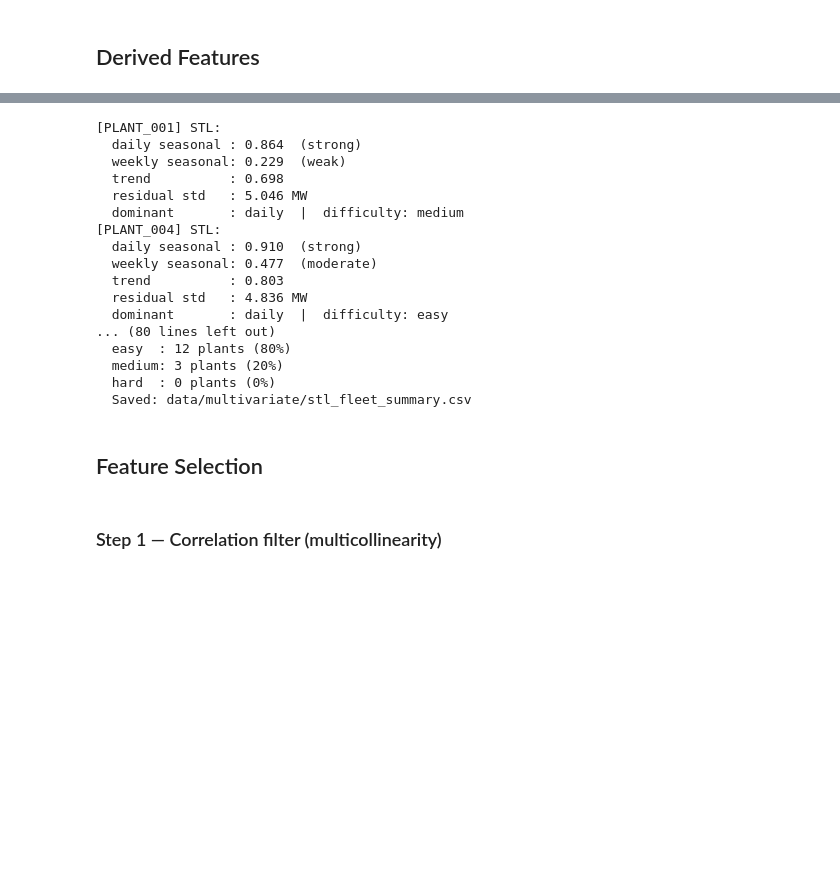
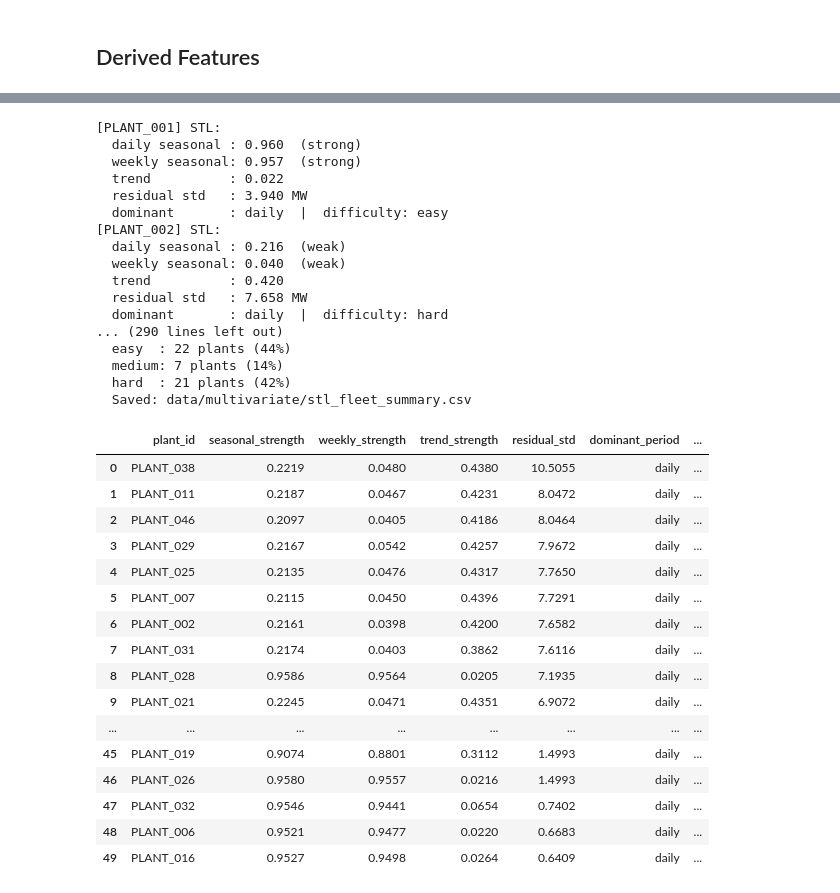
Before and after one commit to Shuchismita2000/Pravaah, a Jupyter notebook: notebook.ipynb, the cells around one changed output, grey strips where cells are left out. Cells and saved outputs as stored; diff of their text form; code cells hidden in the pictures; blank space fills up the shorter version.

```diff
--- a/notebook.ipynb
+++ b/notebook.ipynb
@@ -444,7 +446,7 @@ merged_df = merged_df.merge(weather_historical, on=['plant_name', 'timestamp'],
 
 historical_df = merged_df.drop(columns=[ 'plant_name',
     'latitude', 'longitude', 'commission_date', 'region', 'state',
-    'developer', 'offtaker'
+    'developer', 'offtaker','status',
 ])
 
 historical_df.columns
@@ -701,26 +717,42 @@ ValueError: [Validate] forecast_df missing required columns: {'generation'}
 # %%
-# STL only (before training)
-from src.multivariate import run_decomposition_only
-stl = run_decomposition_only(historical_df_solar)
+stl_summary = run_decomposition_only(
+    historical_df=historical_df,
+    output_csv="data/multivariate/stl_fleet_summary.csv",
+)
+
+stl_summary
 # %% [output]
 [PLANT_001] STL:
-  daily seasonal : 0.864  (strong)
-  weekly seasonal: 0.229  (weak)
-  trend          : 0.698
-  residual std   : 5.046 MW
-  dominant       : daily  |  difficulty: medium
-[PLANT_004] STL:
-  daily seasonal : 0.910  (strong)
-  weekly seasonal: 0.477  (moderate)
-  trend          : 0.803
-  residual std   : 4.836 MW
+  daily seasonal : 0.960  (strong)
+  weekly seasonal: 0.957  (strong)
+  trend          : 0.022
+  residual std   : 3.940 MW
   dominant       : daily  |  difficulty: easy
-... (80 lines left out)
-  easy  : 12 plants (80%)
-  medium: 3 plants (20%)
-  hard  : 0 plants (0%)
+[PLANT_002] STL:
+  daily seasonal : 0.216  (weak)
+  weekly seasonal: 0.040  (weak)
+  trend          : 0.420
+  residual std   : 7.658 MW
+  dominant       : daily  |  difficulty: hard
+... (290 lines left out)
+  easy  : 22 plants (44%)
+  medium: 7 plants (14%)
+  hard  : 21 plants (42%)
   Saved: data/multivariate/stl_fleet_summary.csv
+|  | plant_id | seasonal_strength | weekly_strength | trend_strength | residual_std | dominant_period | ... |
+| 0 | PLANT_038 | 0.2219 | 0.0480 | 0.4380 | 10.5055 | daily | ... |
+| 1 | PLANT_011 | 0.2187 | 0.0467 | 0.4231 | 8.0472 | daily | ... |
+| 2 | PLANT_046 | 0.2097 | 0.0405 | 0.4186 | 8.0464 | daily | ... |
+| 3 | PLANT_029 | 0.2167 | 0.0542 | 0.4257 | 7.9672 | daily | ... |
+| 4 | PLANT_025 | 0.2135 | 0.0476 | 0.4317 | 7.7650 | daily | ... |
+| 5 | PLANT_007 | 0.2115 | 0.0450 | 0.4396 | 7.7291 | daily | ... |
+| 6 | PLANT_002 | 0.2161 | 0.0398 | 0.4200 | 7.6582 | daily | ... |
+| 7 | PLANT_031 | 0.2174 | 0.0403 | 0.3862 | 7.6116 | daily | ... |
+| 8 | PLANT_028 | 0.9586 | 0.9564 | 0.0205 | 7.1935 | daily | ... |
+| 9 | PLANT_021 | 0.2245 | 0.0471 | 0.4351 | 6.9072 | daily | ... |
+| ... | ... | ... | ... | ... | ... | ... | ... |
+| 45 | PLANT_019 | 0.9074 | 0.8801 | 0.3112 | 1.4993 | daily | ... |
+| 46 | PLANT_026 | 0.9580 | 0.9557 | 0.0216 | 1.4993 | daily | ... |
+| 47 | PLANT_032 | 0.9546 | 0.9441 | 0.0654 | 0.7402 | daily | ... |
+| 48 | PLANT_006 | 0.9521 | 0.9477 | 0.0220 | 0.6683 | daily | ... |
+| 49 | PLANT_016 | 0.9527 | 0.9498 | 0.0264 | 0.6409 | daily | ... |
-# %% [markdown]
-## Feature Selection
-# %% [markdown]
-### Step 1 — Correlation filter (multicollinearity)
```
Also changed, not shown: parts of 46 cells of this notebook, 3 other files.
